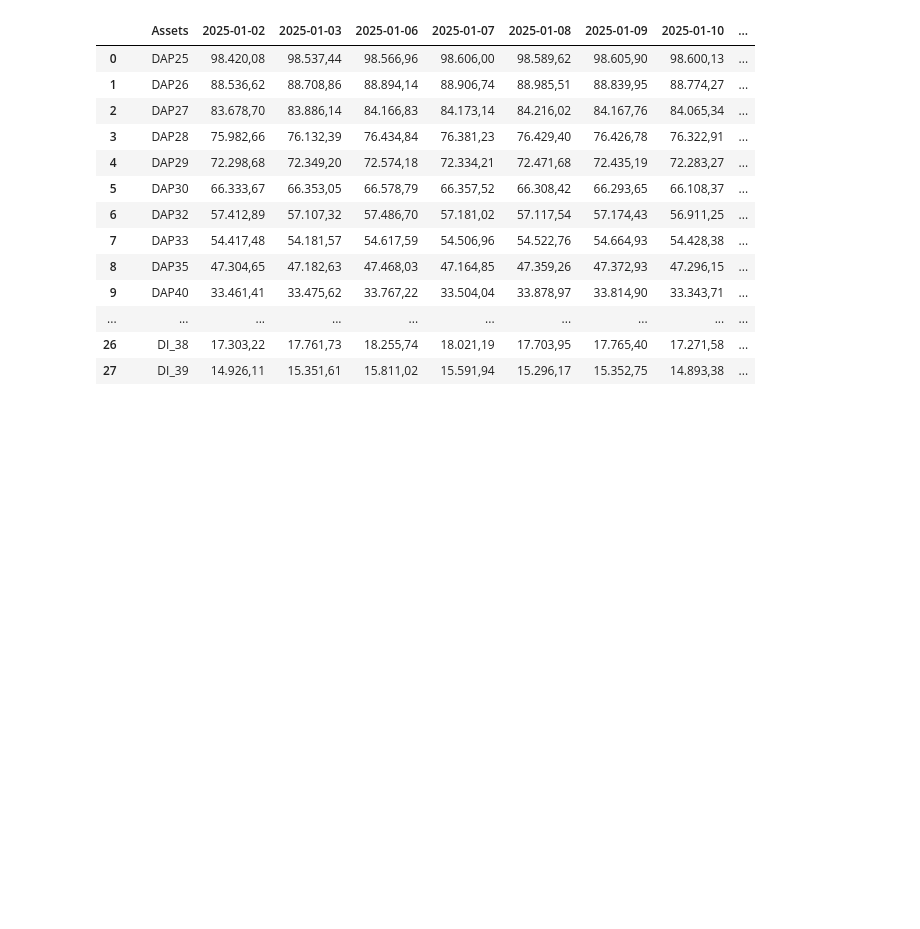
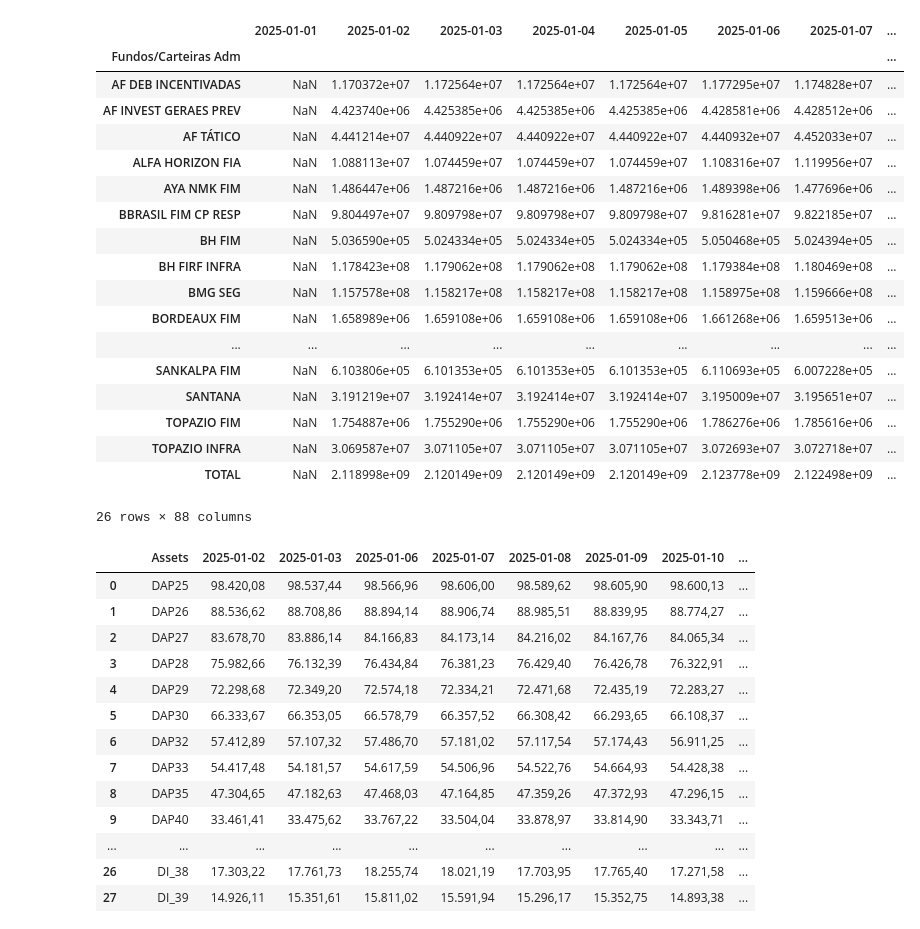
Before and after one commit to AFINVEST/Projeto-Gestao-Risco, a Jupyter notebook: teste.ipynb, the cells around one changed output. Saved outputs shown, nothing was run; the diff lists cells and outputs as text; code cells hidden in the pictures; blank space fills up the shorter version.

```diff
--- a/teste.ipynb
+++ b/teste.ipynb
@@ -16,3 +22,37 @@ NameError: name 'os' is not defined
+# %%
+pl_dias = pd.read_parquet("pl_fundos_teste.parquet")
+pl_dias = pl_dias.replace('\.', '', regex=True)
+pl_dias = pl_dias.replace({',': '.'}, regex=True)
+for col in pl_dias.columns:
+    pl_dias[col] = pl_dias[col].astype(str)
+    if col != 'Fundos/Carteiras Adm':
+        pl_dias[col] = pl_dias[col].str.replace('R$', '')
+        pl_dias[col] = pl_dias[col].replace('--', np.nan)
+        pl_dias[col] = pl_dias[col].astype(float, errors='ignore')
+
+# Atualizar todas as colunas para float menos a primeira
+pl_dias = pl_dias.set_index("Fundos/Carteiras Adm")
+pl_dias
+# %% [output]
+|  | 2025-01-01 | 2025-01-02 | 2025-01-03 | 2025-01-04 | 2025-01-05 | 2025-01-06 | 2025-01-07 | ... |
+| Fundos/Carteiras Adm |  |  |  |  |  |  |  | ... |
+| AF DEB INCENTIVADAS | NaN | 1.170372e+07 | 1.172564e+07 | 1.172564e+07 | 1.172564e+07 | 1.177295e+07 | 1.174828e+07 | ... |
+| AF INVEST GERAES PREV | NaN | 4.423740e+06 | 4.425385e+06 | 4.425385e+06 | 4.425385e+06 | 4.428581e+06 | 4.428512e+06 | ... |
+| AF TÁTICO | NaN | 4.441214e+07 | 4.440922e+07 | 4.440922e+07 | 4.440922e+07 | 4.440932e+07 | 4.452033e+07 | ... |
+| ALFA HORIZON FIA | NaN | 1.088113e+07 | 1.074459e+07 | 1.074459e+07 | 1.074459e+07 | 1.108316e+07 | 1.119956e+07 | ... |
+| AYA NMK FIM | NaN | 1.486447e+06 | 1.487216e+06 | 1.487216e+06 | 1.487216e+06 | 1.489398e+06 | 1.477696e+06 | ... |
+| BBRASIL FIM CP RESP | NaN | 9.804497e+07 | 9.809798e+07 | 9.809798e+07 | 9.809798e+07 | 9.816281e+07 | 9.822185e+07 | ... |
+| BH FIM | NaN | 5.036590e+05 | 5.024334e+05 | 5.024334e+05 | 5.024334e+05 | 5.050468e+05 | 5.024394e+05 | ... |
+| BH FIRF INFRA | NaN | 1.178423e+08 | 1.179062e+08 | 1.179062e+08 | 1.179062e+08 | 1.179384e+08 | 1.180469e+08 | ... |
+| BMG SEG | NaN | 1.157578e+08 | 1.158217e+08 | 1.158217e+08 | 1.158217e+08 | 1.158975e+08 | 1.159666e+08 | ... |
+| BORDEAUX FIM | NaN | 1.658989e+06 | 1.659108e+06 | 1.659108e+06 | 1.659108e+06 | 1.661268e+06 | 1.659513e+06 | ... |
+| ... | ... | ... | ... | ... | ... | ... | ... | ... |
+| SANKALPA FIM | NaN | 6.103806e+05 | 6.101353e+05 | 6.101353e+05 | 6.101353e+05 | 6.110693e+05 | 6.007228e+05 | ... |
+| SANTANA | NaN | 3.191219e+07 | 3.192414e+07 | 3.192414e+07 | 3.192414e+07 | 3.195009e+07 | 3.195651e+07 | ... |
+| TOPAZIO FIM | NaN | 1.754887e+06 | 1.755290e+06 | 1.755290e+06 | 1.755290e+06 | 1.786276e+06 | 1.785616e+06 | ... |
+| TOPAZIO INFRA | NaN | 3.069587e+07 | 3.071105e+07 | 3.071105e+07 | 3.071105e+07 | 3.072693e+07 | 3.072718e+07 | ... |
+| TOTAL | NaN | 2.118998e+09 | 2.120149e+09 | 2.120149e+09 | 2.120149e+09 | 2.123778e+09 | 2.122498e+09 | ... |
+26 rows × 88 columns
 # %%
 if df_fundo.columns.str.startswith(dia_operacao).any():
         df_fundo = df_fundo.drop(
```
Also changed, not shown: parts of 1 cell of this notebook, 1 other file.
